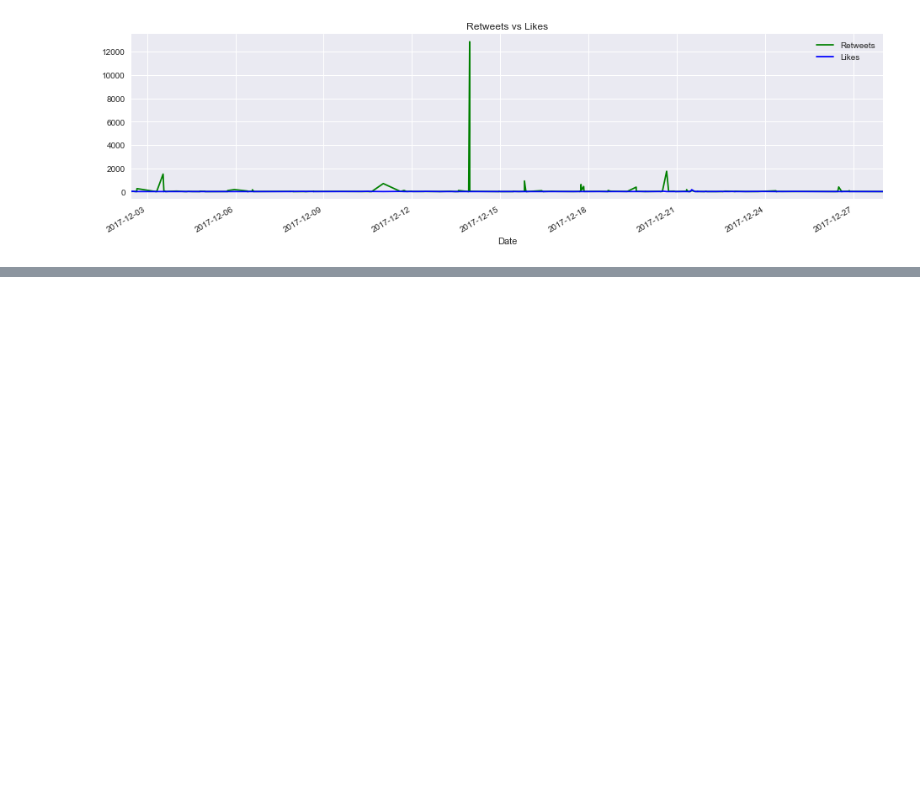
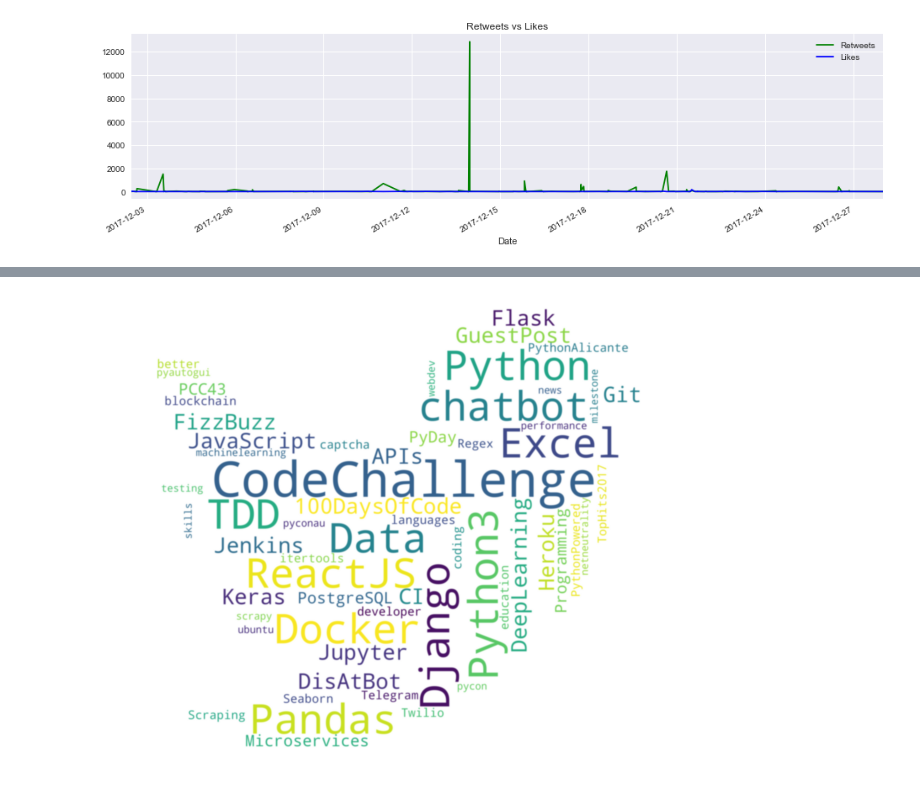
Before and after one commit to RodolfoFerro/TwHashtagsVis, a Jupyter notebook: scripts/Twitter hashtags visualization.ipynb, the cells around one changed output, grey strips where cells are left out. Drawn from its saved outputs; the diff is of its cells as text; code cells hidden in the pictures; blank space fills up the shorter version.

```diff
--- a/scripts/Twitter hashtags visualization.ipynb
+++ b/scripts/Twitter hashtags visualization.ipynb
@@ -191,0 +199,5 @@ plt.title("Retweets vs Likes");
+# %%
+visualizer.wordcloud(mask)
+plt.savefig("../imgs/wordcloud_twird.png", dpi=300)
+# %% [output]
+[figure, added]
```
Also changed, not shown: parts of 5 cells of this notebook, 9 other files.
